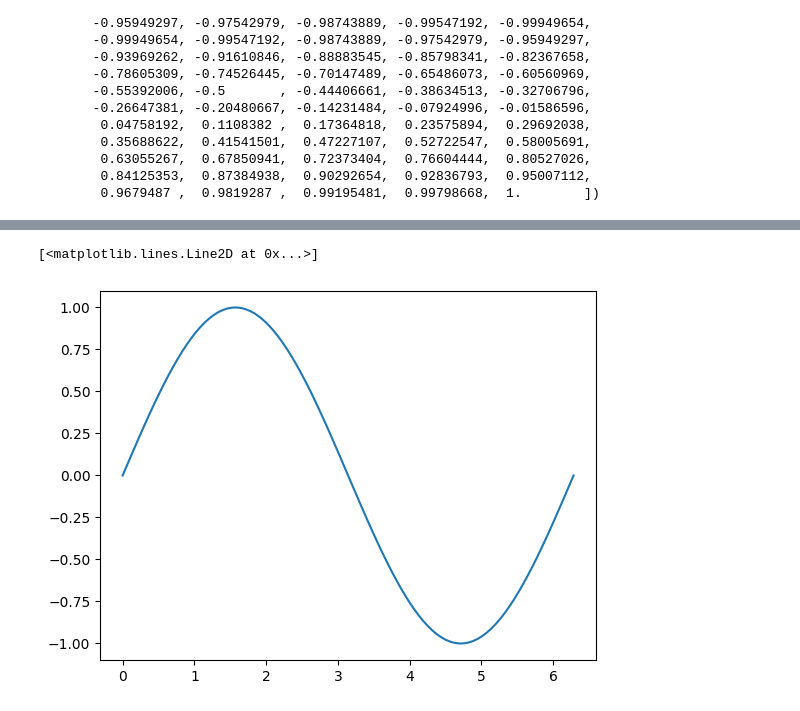
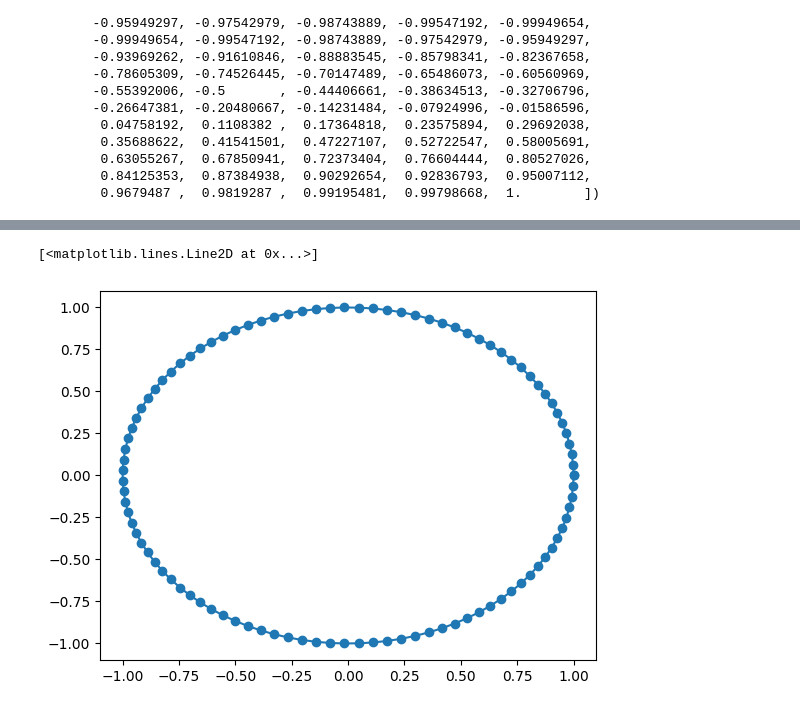
Before and after one commit to Aditya8399/Python-data-analytics, a Jupyter notebook: Data analysis/visualization.ipynb, the cells around one changed output, grey strips where cells are left out. Saved outputs shown, nothing was run; the diff lists cells and outputs as text; code cells hidden in the pictures.

Commit message:
visualization

```diff
--- a/Data analysis/visualization.ipynb
+++ b/Data analysis/visualization.ipynb
@@ -74,5 +80,5 @@ array([ 1.        ,  0.99798668,  0.99195481,  0.9819287 ,  0.9679487 ,
 # %%
-plt.plot(t, x)
+plt.plot(y,x, 'o-')
 # %% [output]
 [<matplotlib.lines.Line2D at 0x...>]
-[figure, old version]
+[figure, new version]
```
Also changed, not shown: parts of 2 cells of this notebook.
